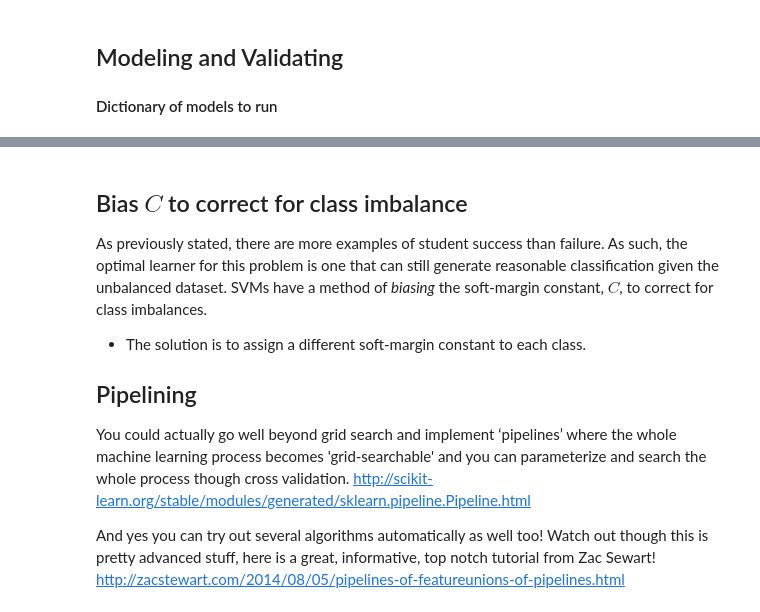
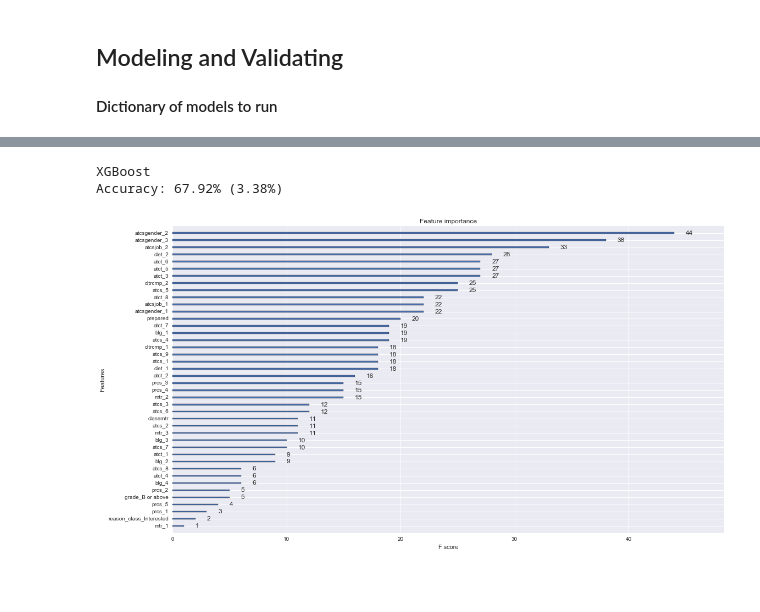
Before and after one commit to omoju/IntroCSExperiencePrediction, a Jupyter notebook: genderedCSExperience.ipynb, the cells around one changed output, grey strips where cells are left out. Cells and saved outputs as stored; diff of their text form; code cells hidden in the pictures; blank space fills up the shorter version.

```diff
--- a/genderedCSExperience.ipynb
+++ b/genderedCSExperience.ipynb
@@ -536,12 +359,0 @@ pyplt.show()
-# %% [markdown]
-## Bias $C$ to correct for class imbalance
-
-As previously stated, there are more examples of student success than failure. As such, the optimal learner for this problem is one that can still generate reasonable classification given the unbalanced dataset. SVMs have a method of *biasing* the soft-margin constant, $C$, to correct for class imbalances.
-- The solution is to assign a different soft-margin constant to each class.
-
-## Pipelining
-You could actually go well beyond grid search and implement ‘pipelines’ where the whole machine learning process becomes 'grid-searchable' and you can parameterize and search the whole process though cross validation.
-http://scikit-learn.org/stable/modules/generated/sklearn.pipeline.Pipeline.html
-
-And yes you can try out several algorithms automatically as well too! Watch out though this is pretty advanced stuff, here is a great, informative, top notch tutorial from Zac Sewart!
-http://zacstewart.com/2014/08/05/pipelines-of-featureunions-of-pipelines.html
@@ -547,0 +370,9 @@ http://zacstewart.com/2014/08/05/pipelines-of-featureunions-of-pipelines.html
+# %%
+for model_name, model in models.iteritems():
+    print model_name
+    kfold = StratifiedKFold(y_all, n_folds=5, random_state=7)
+    results = cross_val_score(model, X_all, y_all, cv=kfold)
+    print("Accuracy: %.2f%% (%.2f%%)" % (results.mean()*100, results.std()*100)), '\n'
+# %% [output]
+XGBoost
+Accuracy: 67.92% (3.38%)
@@ -547,0 +384,10 @@ http://zacstewart.com/2014/08/05/pipelines-of-featureunions-of-pipelines.html
+# %%
+# plot feature importance
+
+model = XGBClassifier()
+model.fit(X_all, y_all)
+
+plot_importance(model)
+pyplot.show()
+# %% [output]
+[figure, added]
```
Also changed, not shown: parts of 31 cells of this notebook, 1 other file.
